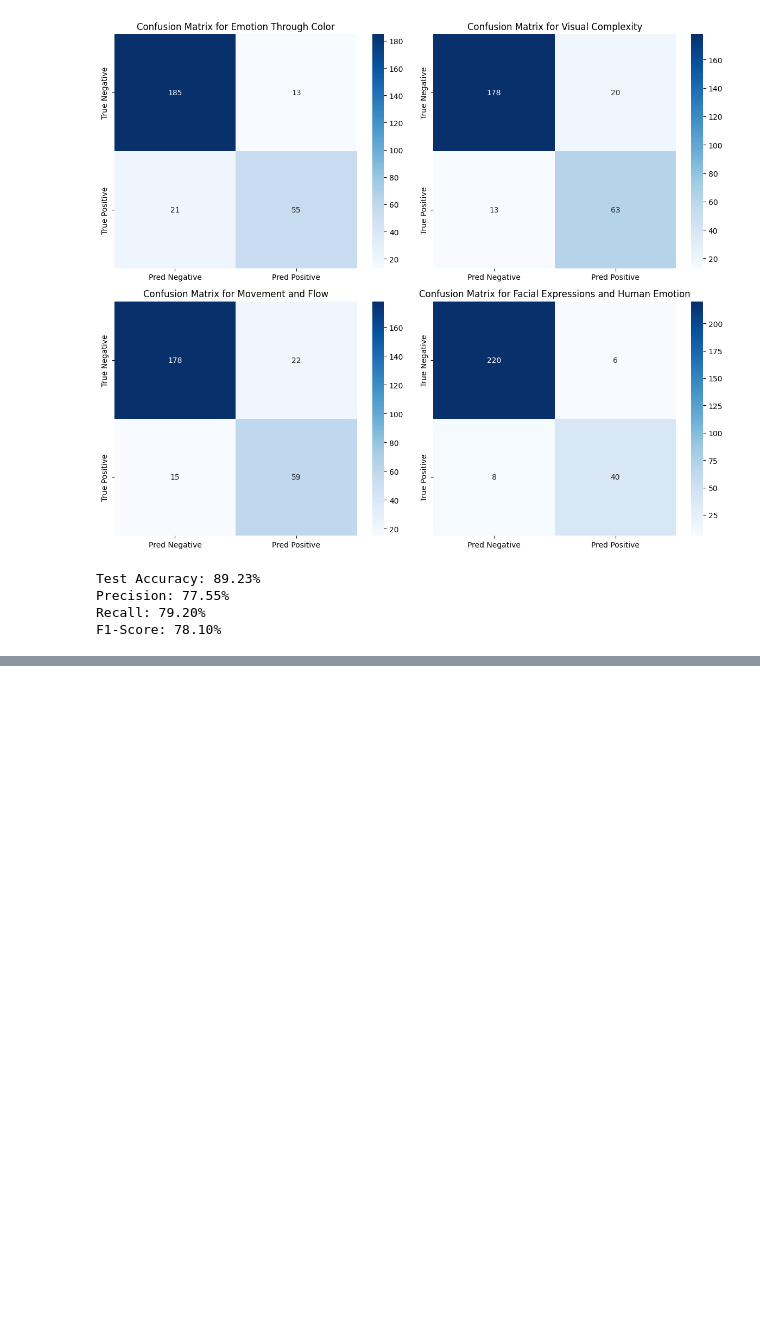
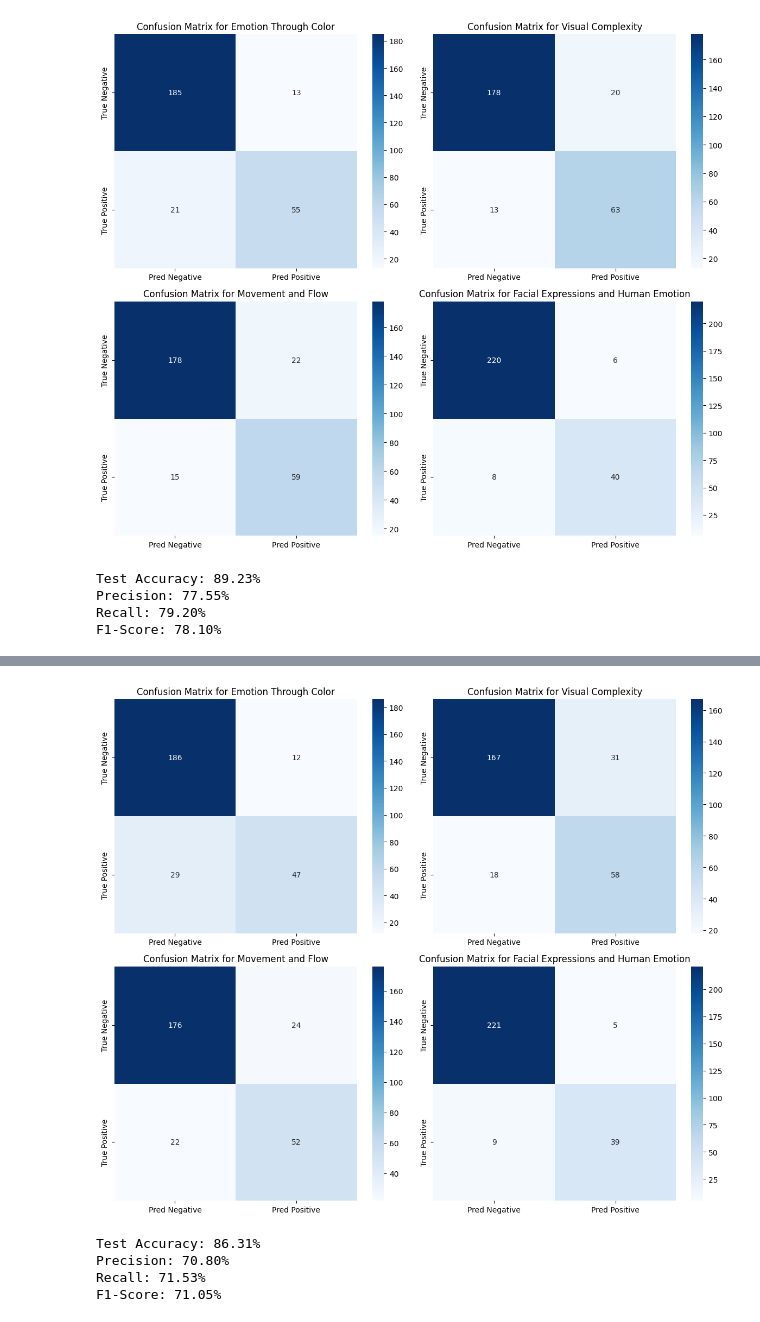
Before and after one commit to Samin1362/CSE499-MerakiNexus-AI_And_Defi, a Jupyter notebook: sentiment_model/sentiment_model_subject_1.ipynb, the cells around one changed output, grey strips where cells are left out. Saved outputs shown, nothing was run; the diff lists cells and outputs as text; code cells hidden in the pictures; blank space fills up the shorter version.

Commit message:
sentiment complete notepad added

```diff
--- a/sentiment_model/sentiment_model_subject_1.ipynb
+++ b/sentiment_model/sentiment_model_subject_1.ipynb
@@ -1431,0 +1432,74 @@ Train Accuracy: 98.20%
+# %%
+# Define sentiment categories
+sentiment_categories = ["Emotion Through Color", "Visual Complexity", "Movement and Flow", "Facial Expressions and Human Emotion"]
+
+# Set the model to evaluation mode
+alexnet_model.eval()
+
+# Initialize variables to hold predictions and ground truths
+all_predictions = []
+all_labels = []
+
+# Iterate over the test dataset
+with torch.no_grad():
+    for images, labels in test_loader:
+        images, labels = images.to(device), labels.to(device)
+
+        # Forward pass through the model
+        emotion_color, visual_complexity, movement_flow, human_emotion = alexnet_model(images)
+
+        # Convert logits to probabilities using sigmoid
+        pred_emotion_color = torch.sigmoid(emotion_color)
+        pred_visual_complexity = torch.sigmoid(visual_complexity)
+        pred_movement_flow = torch.sigmoid(movement_flow)
+        pred_human_emotion = torch.sigmoid(human_emotion)
+
+        # Binarize predictions (thresholding at 0.5)
+        bin_emotion_color = (pred_emotion_color > 0.5).float()
+        bin_visual_complexity = (pred_visual_complexity > 0.5).float()
+        bin_movement_flow = (pred_movement_flow > 0.5).float()
+        bin_human_emotion = (pred_human_emotion > 0.5).float()
+
+        # Concatenate predictions for multi-label output
+        batch_preds = torch.cat([bin_emotion_color, bin_visual_complexity, bin_movement_flow, bin_human_emotion], dim=1)
+        all_predictions.append(batch_preds)
+        all_labels.append(labels)
+
+# Convert to NumPy arrays
+all_predictions = torch.cat(all_predictions, dim=0).cpu().numpy()
+all_labels = torch.cat(all_labels, dim=0).cpu().numpy()
+
+# Calculate accuracy
+accuracy = (all_predictions == all_labels).sum() / all_labels.size
+
+# Compute evaluation metrics
+precision = precision_score(all_labels, all_predictions, average='samples')
+recall = recall_score(all_labels, all_predictions, average='samples')
+f1 = f1_score(all_labels, all_predictions, average='samples')
+
+# Multi-label confusion matrices
+mcm = multilabel_confusion_matrix(all_labels, all_predictions)
+
+# Plot confusion matrices for each class
+fig, axes = plt.subplots(2, 2, figsize=(12, 10))
+for i, ax in enumerate(axes.flatten()):
+    sns.heatmap(mcm[i], annot=True, fmt='d', cmap='Blues',
+                xticklabels=['Pred Negative', 'Pred Positive'],
+                yticklabels=['True Negative', 'True Positive'],
+                ax=ax)
+    ax.set_title(f'Confusion Matrix for {sentiment_categories[i]}')
+
+plt.tight_layout()
+plt.show()
+
+# Display evaluation metrics
+print(f"Test Accuracy: {accuracy * 100:.2f}%")
+print(f"Precision: {precision * 100:.2f}%")
+print(f"Recall: {recall * 100:.2f}%")
+print(f"F1-Score: {f1 * 100:.2f}%")
+# %% [output]
+[figure, added]
+Test Accuracy: 86.31%
+Precision: 70.80%
+Recall: 71.53%
+F1-Score: 71.05%
```
Also changed, not shown: parts of 2 cells of this notebook.
